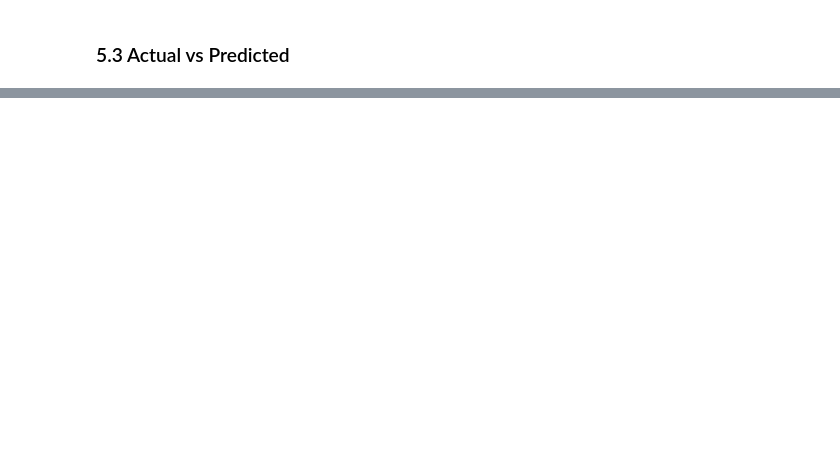
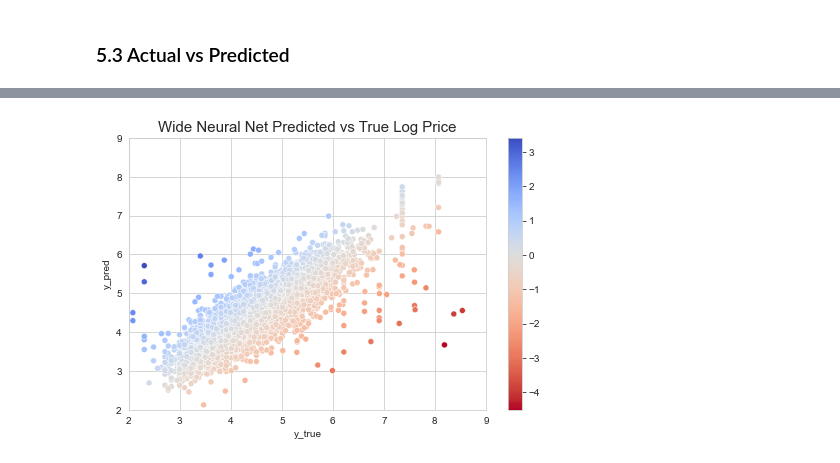
Before and after one commit to skoruthu/airbnb_recommender, a Jupyter notebook: neural_net.ipynb, the cells around one changed output, grey strips where cells are left out. Cells and saved outputs as stored; diff of their text form; code cells hidden in the pictures; blank space fills up the shorter version.

```diff
--- a/neural_net.ipynb
+++ b/neural_net.ipynb
@@ -1097,0 +1174,5 @@ Test MSE:  0.2131
+# %%
+best_model_wd = wide_model()
+best_model_wd.summary()
+epoch=15
+best_history_wd = best_model_wd.fit(X_train_trfm, y_train, epochs=epoch, validation_split=0.05)
@@ -1236,0 +1284,24 @@ plt.show()
+# %%
+pred = best_model_wd.predict(X_test_trfm)[:,0]
+df_pred = pd.DataFrame.from_dict({'y_pred': pred, 'y_true': y_test})
+df_pred['deviation'] = df_pred['y_pred'] - df_pred['y_true']
+
+# Get/set params for the colour mapping
+vcenter = 0
+vmin, vmax = df_pred['deviation'].min(), df_pred['deviation'].max()
+normalize = mcolors.TwoSlopeNorm(vcenter=vcenter, vmin=vmin, vmax=vmax)
+colormap = cm.coolwarm_r
+
+plt.figure(figsize = (8,5))
+sns.scatterplot(x = 'y_true', y = 'y_pred', data = df_pred,
+                cmap=colormap, c=df_pred['deviation'], norm=normalize)
+
+scalarmappaple = cm.ScalarMappable(norm=normalize, cmap=colormap)
+scalarmappaple.set_array(df_pred['deviation'])
+plt.colorbar(scalarmappaple)
+plt.ylim(2,9)
+plt.xlim(2,9)
+plt.title('Wide Neural Net Predicted vs True Log Price', fontsize = 15)
+plt.show()
+# %% [output]
+[figure, added]
```
Also changed, not shown: parts of 64 cells of this notebook.
